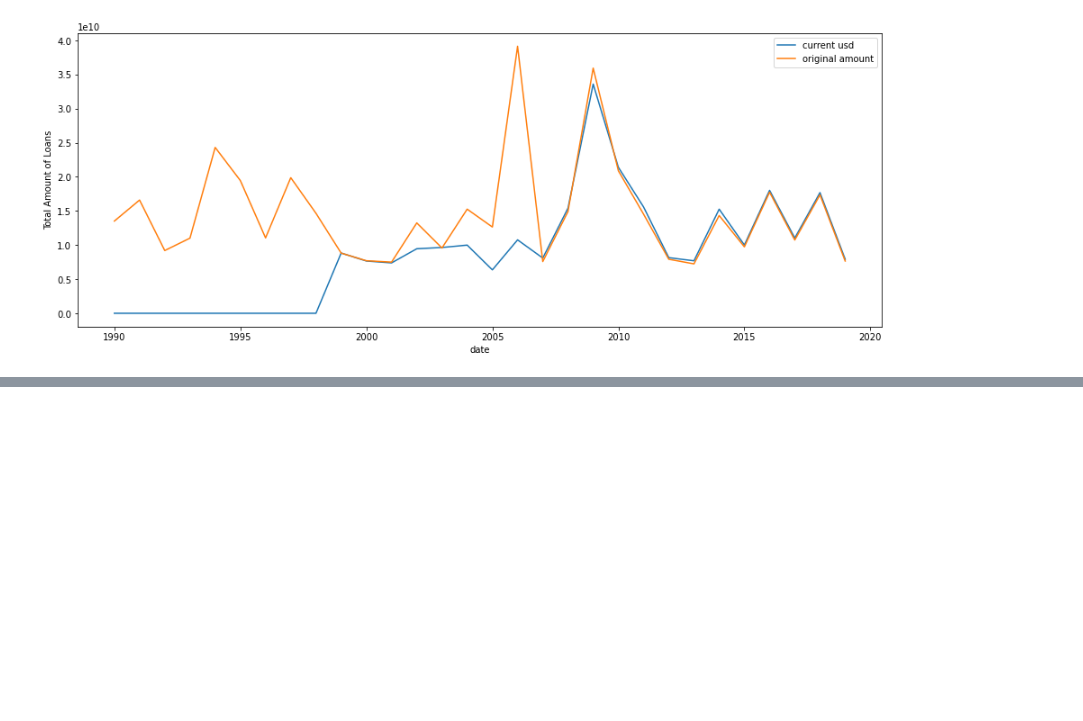
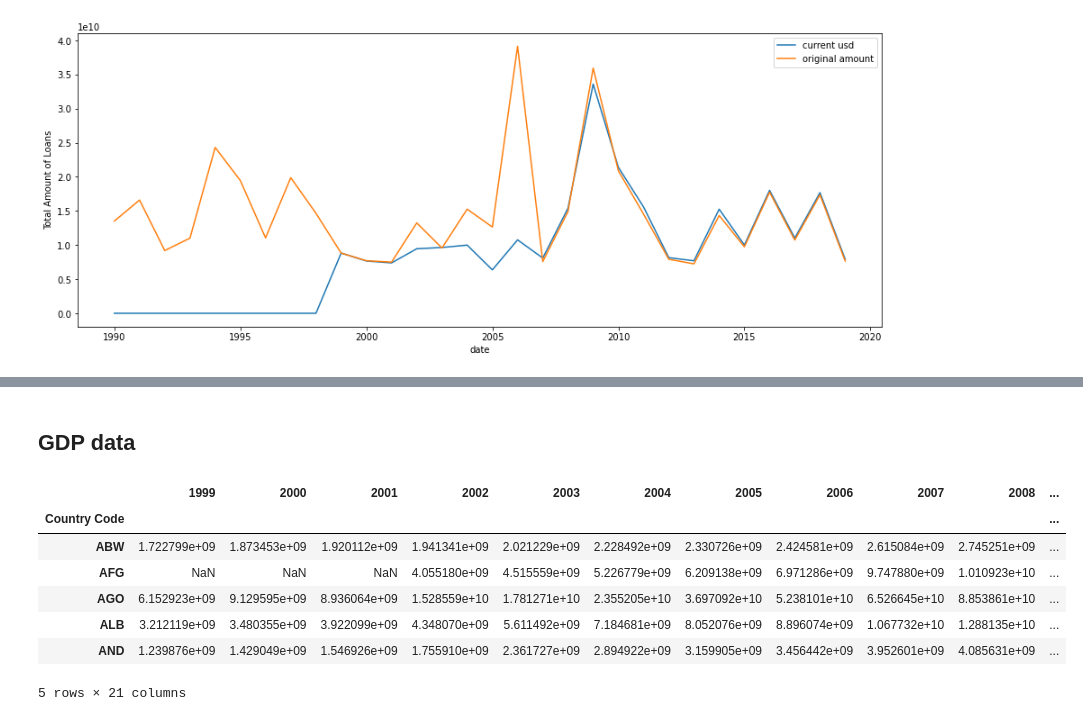
Before and after one commit to sliao7/Qarik-Project, a Jupyter notebook: Currency_change_and_world_map.ipynb, the cells around one changed output, grey strips where cells are left out. Cells and saved outputs as stored; diff of their text form; code cells hidden in the pictures; blank space fills up the shorter version.

Commit message:
GDP data added

```diff
--- a/Currency_change_and_world_map.ipynb
+++ b/Currency_change_and_world_map.ipynb
@@ -164,0 +147,17 @@ df
+# %% [markdown]
+## GDP data
+# %%
+gdp = pd.read_csv('GDP.csv')
+years = [str(x) for x in range(1999, 2020)]
+gdp = gdp[['Country Code'] + years]
+gdp = gdp.set_index('Country Code')
+gdp.head()
+# %% [output]
+|  | 1999 | 2000 | 2001 | 2002 | 2003 | 2004 | 2005 | 2006 | 2007 | 2008 | ... |
+| Country Code |  |  |  |  |  |  |  |  |  |  | ... |
+| ABW | 1.722799e+09 | 1.873453e+09 | 1.920112e+09 | 1.941341e+09 | 2.021229e+09 | 2.228492e+09 | 2.330726e+09 | 2.424581e+09 | 2.615084e+09 | 2.745251e+09 | ... |
+| AFG | NaN | NaN | NaN | 4.055180e+09 | 4.515559e+09 | 5.226779e+09 | 6.209138e+09 | 6.971286e+09 | 9.747880e+09 | 1.010923e+10 | ... |
+| AGO | 6.152923e+09 | 9.129595e+09 | 8.936064e+09 | 1.528559e+10 | 1.781271e+10 | 2.355205e+10 | 3.697092e+10 | 5.238101e+10 | 6.526645e+10 | 8.853861e+10 | ... |
+| ALB | 3.212119e+09 | 3.480355e+09 | 3.922099e+09 | 4.348070e+09 | 5.611492e+09 | 7.184681e+09 | 8.052076e+09 | 8.896074e+09 | 1.067732e+10 | 1.288135e+10 | ... |
+| AND | 1.239876e+09 | 1.429049e+09 | 1.546926e+09 | 1.755910e+09 | 2.361727e+09 | 2.894922e+09 | 3.159905e+09 | 3.456442e+09 | 3.952601e+09 | 4.085631e+09 | ... |
+5 rows × 21 columns
```
Also changed, not shown: parts of 17 cells of this notebook.
